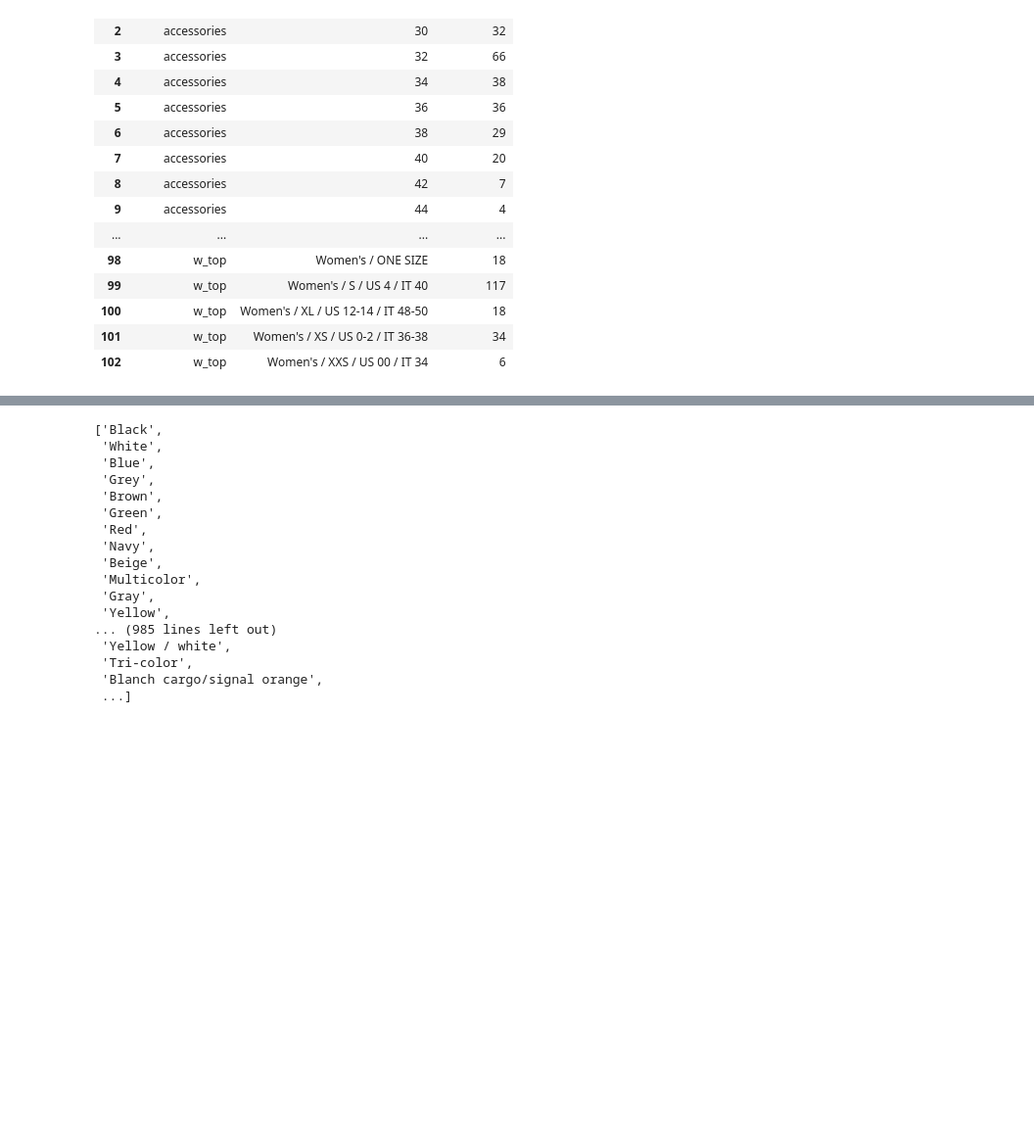
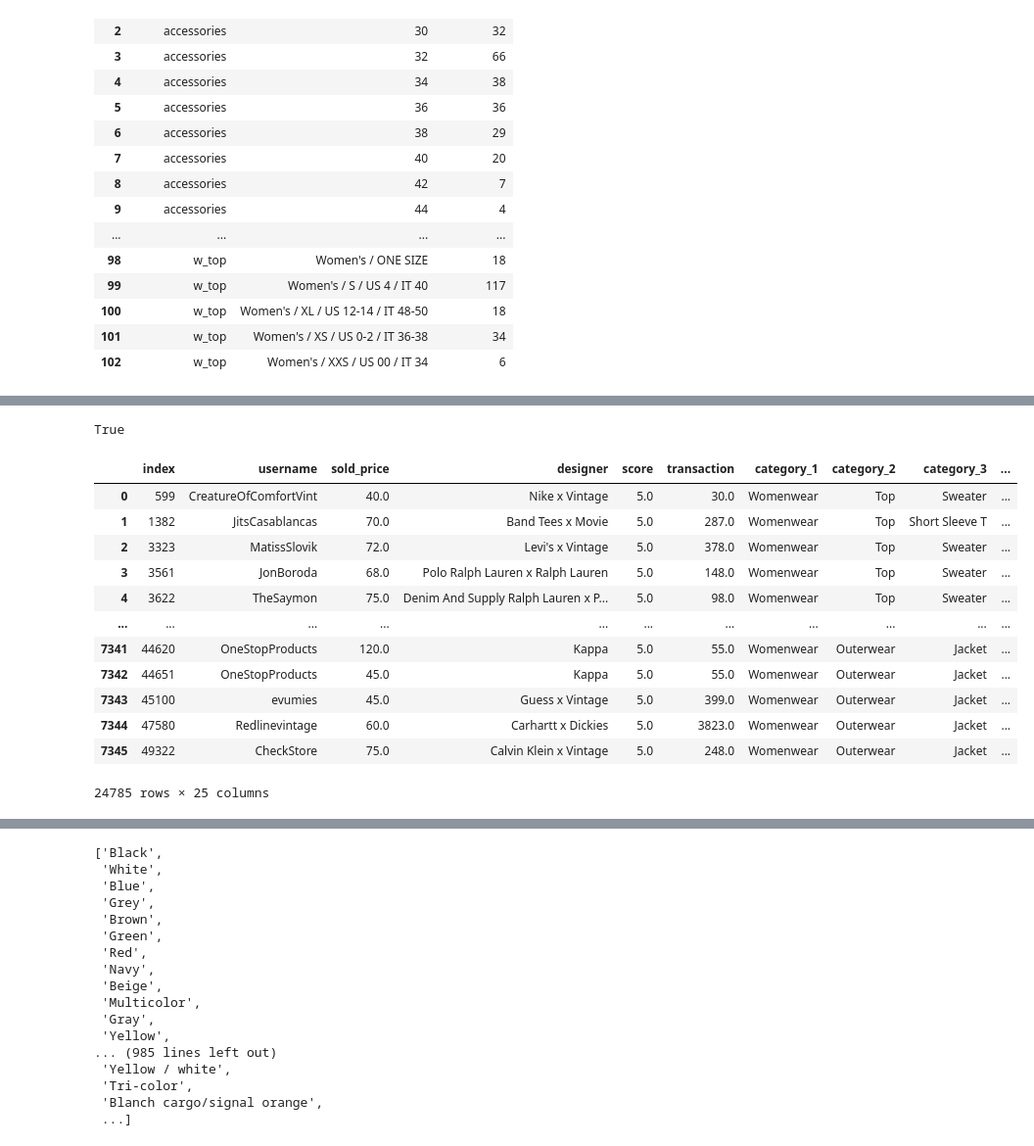
Before and after one commit to HongkiuKurt/vintage_clothing_project_2023, a Jupyter notebook: data_cleaning.ipynb, the cells around one changed output, grey strips where cells are left out. Shown at 98% size. Cells and saved outputs as stored; diff of their text form; code cells hidden in the pictures; blank space fills up the shorter version.

```diff
--- a/data_cleaning.ipynb
+++ b/data_cleaning.ipynb
@@ -226,3 +226,10 @@ start1
 | 100 | w_top | Women's / XL / US 12-14 / IT 48-50 | 18 |
 | 101 | w_top | Women's / XS / US 0-2 / IT 36-38 | 34 |
 | 102 | w_top | Women's / XXS / US 00 / IT 34 | 6 |
+# %%
+#Dealing with other string categories.
+df1['size'].replace(['26', '28', '30'], 'xs', inplace=True)
+df1['size'].replace(['32', '34'], 's', inplace=True)
+df1['size'].replace(['36', '38'], 'm', inplace=True)
+df1['size'].replace(['40', '42'], 'l', inplace=True)
+df1['size'].replace(['44', '46'], 'xl', inplace=True)
@@ -228,0 +444,52 @@ start1
+# %%
+def get_outerwear_price_group():
+    select_group = df1.loc[(df1['category_group'] == 'm_outerwear') | (df1['category_group'] == 'w_outerwear')]
+    select_group = select_group.reset_index()
+    price_range = pd.DataFrame(df1.groupby('category_group')['sold_price'].describe())
+    group_price = price_range.iloc[[3]]
+    low = int(group_price['25%'])
+    middle = int(group_price['50%'])
+    high = int(group_price['75%'])
+    class_list = []
+    num = len(select_group)
+    for b in range(num):
+        acc_price = int(select_group.iloc[[b]].sold_price)
+        if acc_price <= low:
+            select_group.at[b, 'product_class'] = low
+        elif acc_price <= middle:
+            select_group.at[b, 'product_class'] = middle
+        elif acc_price <= high:
+            select_group.at[b, 'product_class'] = high
+        elif acc_price > high:
+            select_group.at[b, 'product_class'] = high*1.2
+
+    return select_group
+# %%
+dfa = get_top_price_group()
+dfb = get_accessories_price_group()
+dfc = get_bottoms_price_group()
+dfd = get_footwear_price_group()
+dfe = get_outerwear_price_group()
+# %%
+frames = [dfa, dfb, dfc, dfd, dfe]
+
+df1 = pd.concat(frames)
+'Yohji Yamamoto' in df['designer'].values
+# %% [output]
+True
+# %%
+df1
+# %% [output]
+|  | index | username | sold_price | designer | score | transaction | category_1 | category_2 | category_3 | ... |
+| 0 | 599 | CreatureOfComfortVint | 40.0 | Nike x Vintage | 5.0 | 30.0 | Womenwear | Top | Sweater | ... |
+| 1 | 1382 | JitsCasablancas | 70.0 | Band Tees x Movie | 5.0 | 287.0 | Womenwear | Top | Short Sleeve T | ... |
+| 2 | 3323 | MatissSlovik | 72.0 | Levi's x Vintage | 5.0 | 378.0 | Womenwear | Top | Sweater | ... |
+| 3 | 3561 | JonBoroda | 68.0 | Polo Ralph Lauren x Ralph Lauren | 5.0 | 148.0 | Womenwear | Top | Sweater | ... |
+| 4 | 3622 | TheSaymon | 75.0 | Denim And Supply Ralph Lauren x P... | 5.0 | 98.0 | Womenwear | Top | Sweater | ... |
+| ... | ... | ... | ... | ... | ... | ... | ... | ... | ... | ... |
+| 7341 | 44620 | OneStopProducts | 120.0 | Kappa | 5.0 | 55.0 | Womenwear | Outerwear | Jacket | ... |
+| 7342 | 44651 | OneStopProducts | 45.0 | Kappa | 5.0 | 55.0 | Womenwear | Outerwear | Jacket | ... |
+| 7343 | 45100 | evumies | 45.0 | Guess x Vintage | 5.0 | 399.0 | Womenwear | Outerwear | Jacket | ... |
+| 7344 | 47580 | Redlinevintage | 60.0 | Carhartt x Dickies | 5.0 | 3823.0 | Womenwear | Outerwear | Jacket | ... |
+| 7345 | 49322 | CheckStore | 75.0 | Calvin Klein x Vintage | 5.0 | 248.0 | Womenwear | Outerwear | Jacket | ... |
+24785 rows × 25 columns
```
Also changed, not shown: parts of 19 cells of this notebook.
